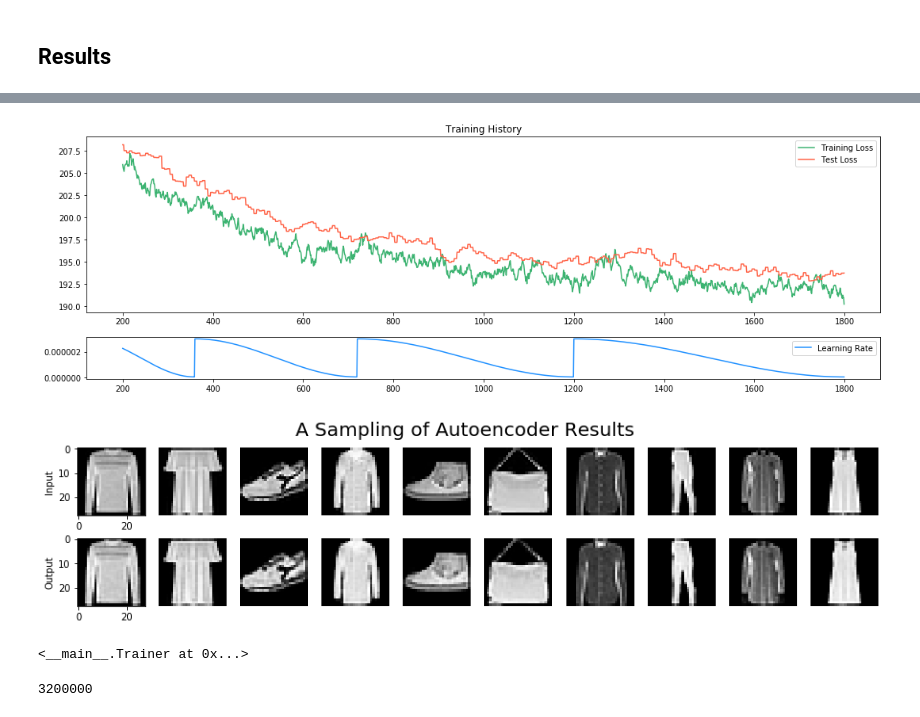
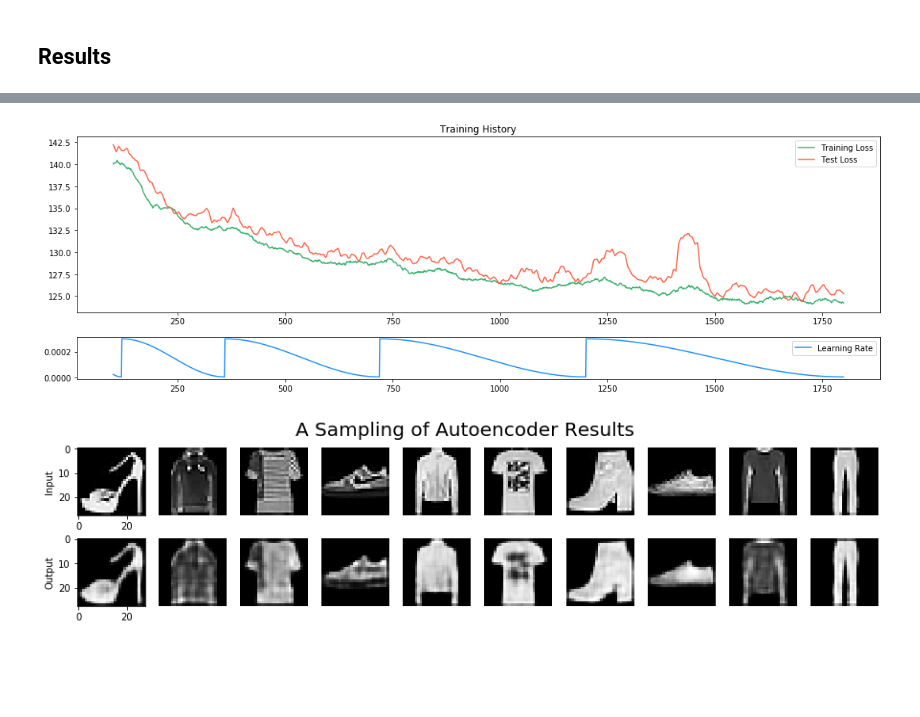
Before and after one commit to davidlmorton/autoencoders-are-cool, a Jupyter notebook: pytorch/part-3-convolutional-autoencoder-plus-perceptron.ipynb, the cells around one changed output, grey strips where cells are left out. Saved outputs shown, nothing was run; the diff lists cells and outputs as text; code cells hidden in the pictures; blank space fills up the shorter version.

```diff
--- a/pytorch/part-3-convolutional-autoencoder-plus-perceptron.ipynb
+++ b/pytorch/part-3-convolutional-autoencoder-plus-perceptron.ipynb
@@ -390,7 +196,7 @@ from torch.utils.data import DataLoader
 
 kwargs = {
     'batch_size': 500,
-    'num_workers': 7,
+    'num_workers': 1,
     'pin_memory': True,
     'shuffle': True
 }
@@ -404,16 +210,19 @@ mnist_test_dataset = datasets.FashionMNIST('data/fashion-mnist',
 test_loader = DataLoader(mnist_test_dataset, **kwargs)
 # %%
 from torch import optim
+from ml.trainer import Trainer
 
 def get_trainer(conv_channels=2, hidden_features=128,
-                momentum=0.9, weight_decay=1e-4):
+                momentum=0.9, weight_decay=0.0):
     model = ConvolutionalAutoencoderPlusPerceptron(
         image_channels=1,
         hidden_features=hidden_features,
         perceptron_features=10,
         conv_channels=conv_channels)
     model.cuda()
-    optimizer = optim.SGD(model.parameters(), lr=1e-4, momentum=0.9, weight_decay=1e-4)
+    optimizer = optim.SGD(model.parameters(), lr=1e-4,
+                          momentum=momentum,
+                          weight_decay=weight_decay)
 
     trainer = Trainer(model=model, optimizer=optimizer,
         # this is a closure over the rest of these
@@ -423,14 +232,14 @@ def get_trainer(conv_channels=2, hidden_features=128,
 # %% [markdown]
 ## Results
 # %%
-def train_convolutional_ae(conv_channels, learning_rate, cycles):
-    trainer = get_trainer(conv_channels=conv_channels)
+def train_convolutional_ae(trainer, learning_rate, cycles):
     trainer.multi_train(learning_rate=learning_rate, cycles=cycles)
     print(f'Final Test Loss: {trainer.test(): 0.3f}')
     print(f'Number of trainable parameters: {trainer.num_trainable_parameters}')
+    print(f'Classification Accuracy: {trainer.get_classification_accuracy()}')
     trainer.plot_history()
     trainer.plot_input_output_pairs()
-    return trainer
 # %%
-trainer = train_convolutional_ae(conv_channels=[16*4, 16*4*4, 16*4*4], learning_rate=3e-6, cycles=5)
+trainer = get_trainer(conv_channels=[40, 4, 4*4, 4*4*4])
+train_convolutional_ae(trainer, learning_rate=3e-4, cycles=5)
 # %% [output]
@@ -444,10 +254,2 @@ Number of trainable parameters: 2327948
-[figure, old version]
+[figure, new version]
-[figure, old version]
+[figure, new version]
-# %%
-trainer
-# %% [output]
-<__main__.Trainer at 0x...>
-# %%
-4 * 4 * 16 * 5* 5 * 500
-# %% [output]
-3200000
```
Also changed, not shown: parts of 4 cells of this notebook, 3 other files.
